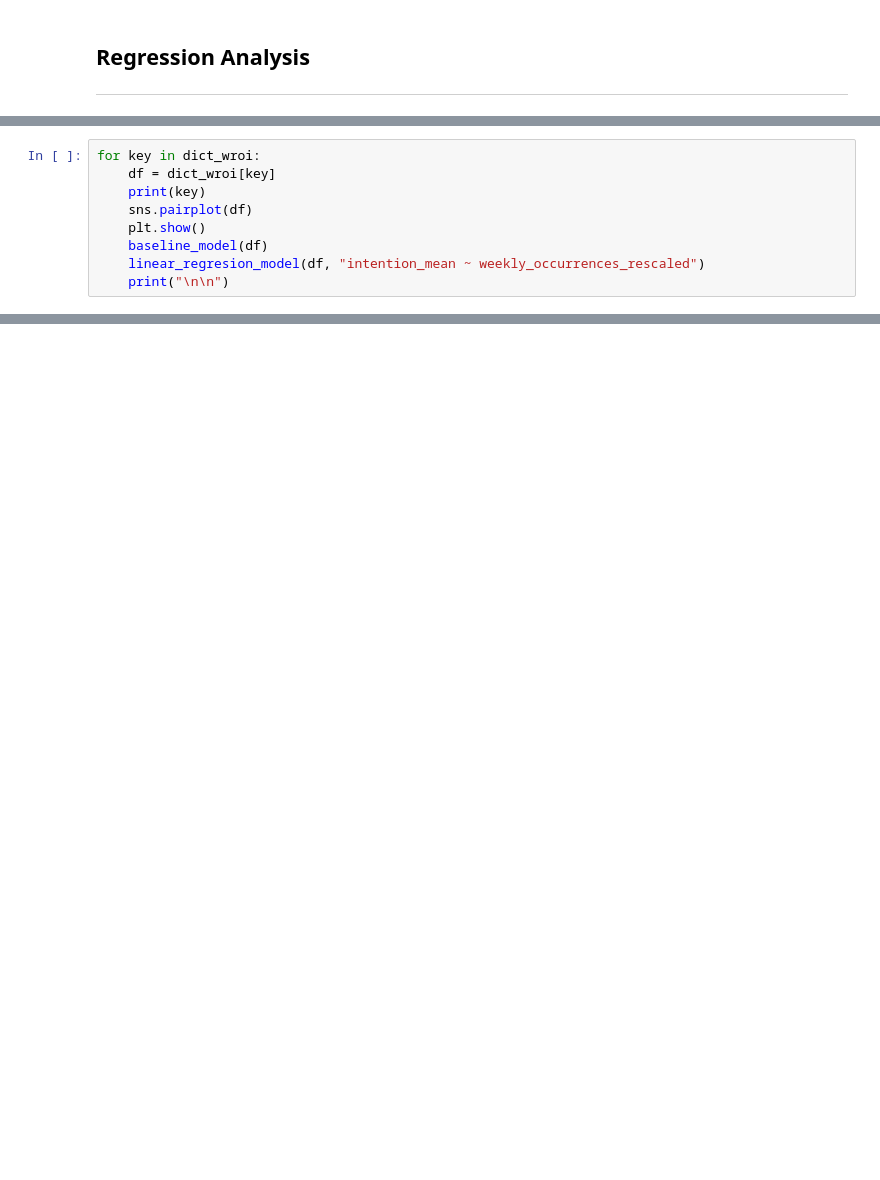
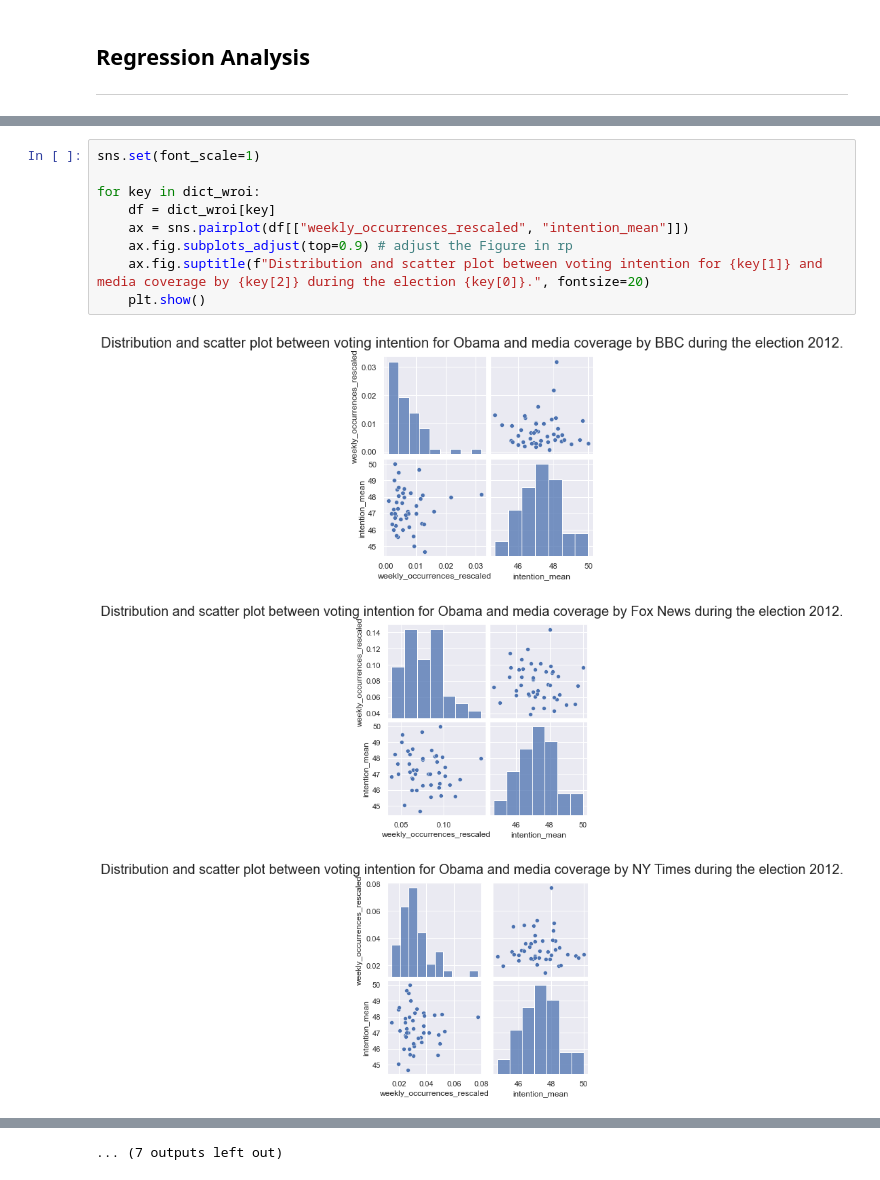
Before and after one commit to epfl-ada/ada-2021-project-sars, a Jupyter notebook: correlation analysis.ipynb, the cells around one changed output, grey strips where cells are left out. Cells and saved outputs as stored; diff of their text form; blank space fills up the shorter version.

```diff
--- a/correlation analysis.ipynb
+++ b/correlation analysis.ipynb
@@ -357,9 +289,0 @@ I will use the dictionary for simplicity:
-# %%
-for key in dict_wroi:
-    df = dict_wroi[key]
-    print(key)
-    sns.pairplot(df)
-    plt.show()
-    baseline_model(df)
-    linear_regresion_model(df, "intention_mean ~ weekly_occurrences_rescaled")
-    print("\n\n")
@@ -495,0 +318,13 @@ Feature scaling does not seem to help.
+# %%
+sns.set(font_scale=1)
+
+for key in dict_wroi:
+    df = dict_wroi[key]
+    ax = sns.pairplot(df[["weekly_occurrences_rescaled", "intention_mean"]])
+    ax.fig.subplots_adjust(top=0.9) # adjust the Figure in rp
+    ax.fig.suptitle(f"Distribution and scatter plot between voting intention for {key[1]} and media coverage by {key[2]} during the election {key[0]}.", fontsize=20)
+    plt.show()
+# %% [output]
+[figure, added]
+[figure, added]
+[figure, added]
@@ -495,0 +340 @@ Feature scaling does not seem to help.
+... (7 outputs left out)
```
Also changed, not shown: parts of 20 cells of this notebook.
